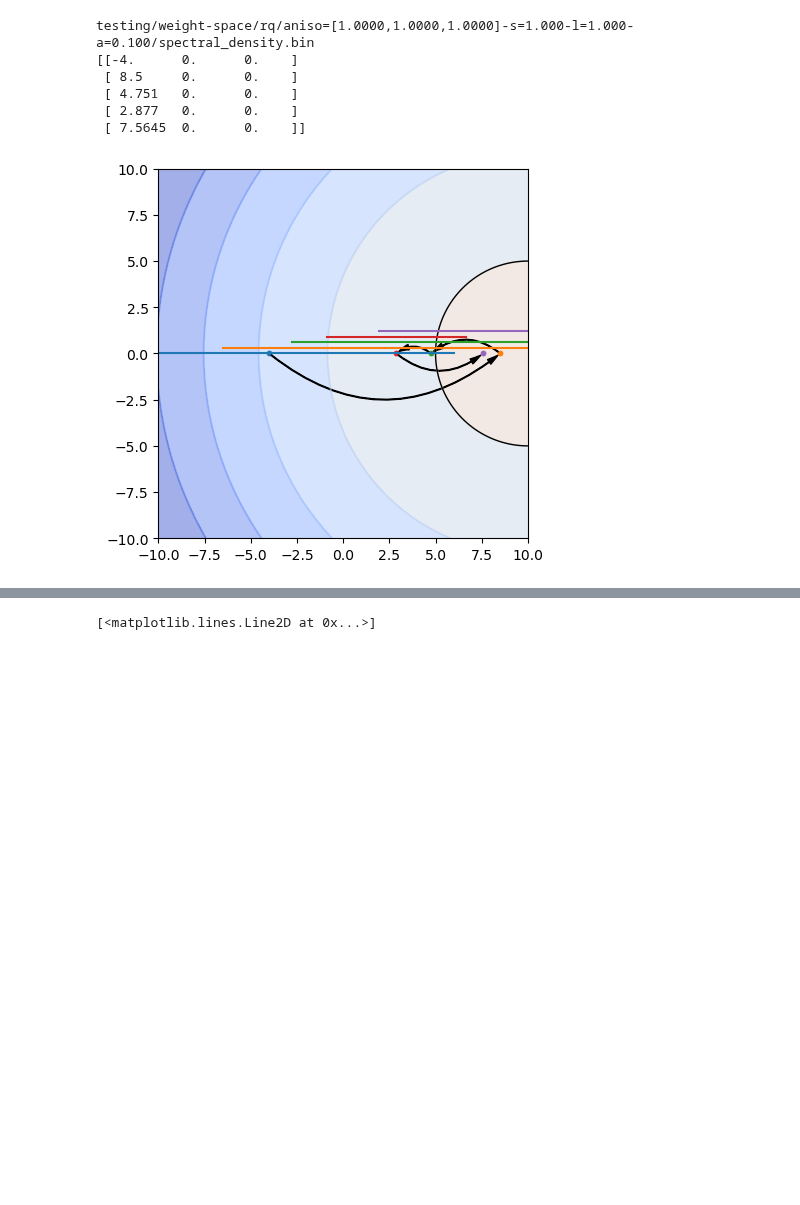
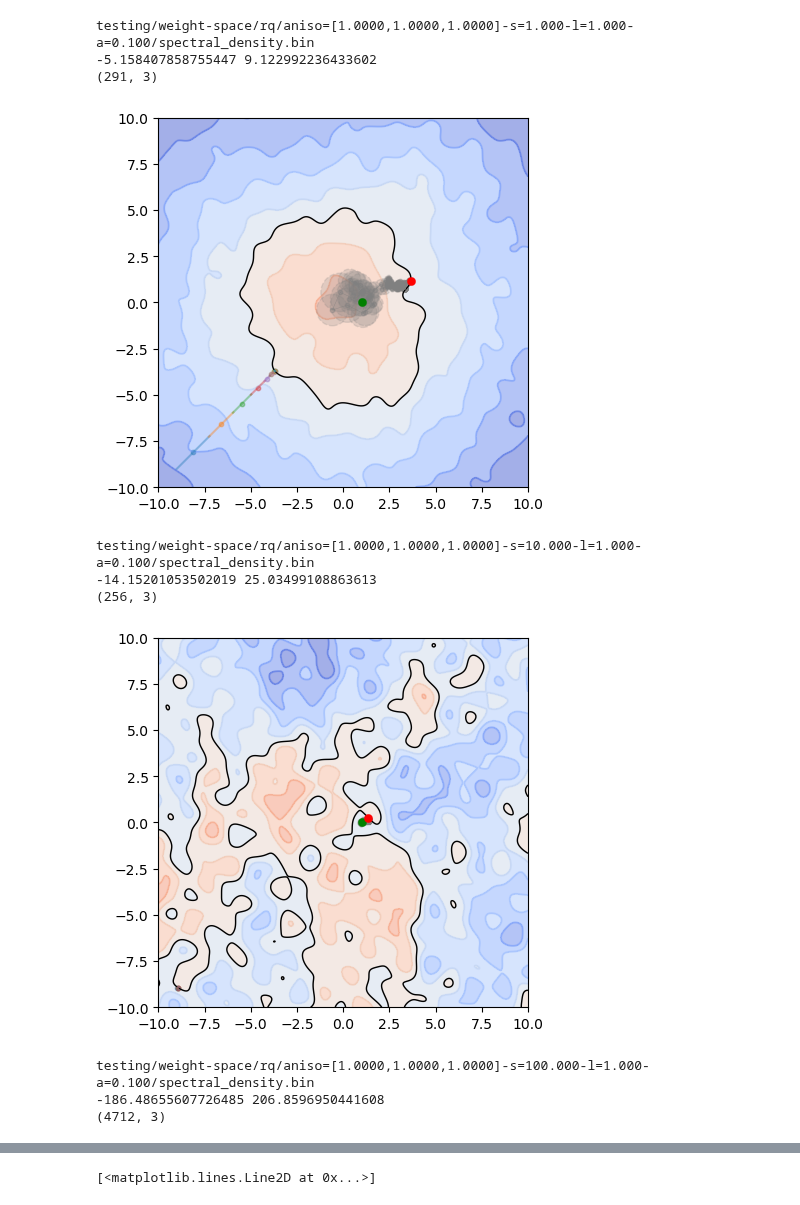
Before and after one commit to daseyb/tungsten, a Jupyter notebook: data/weight-space-test-vis.ipynb, the cells around one changed output, grey strips where cells are left out. Cells and saved outputs as stored; diff of their text form; code cells hidden in the pictures; blank space fills up the shorter version.

Commit message:
better affine

```diff
--- a/data/weight-space-test-vis.ipynb
+++ b/data/weight-space-test-vis.ipynb
@@ -91,56 +91,77 @@ for file in glob.glob("testing/weight-space/*/*/spectral_density.bin"):
     file = file.replace("\\", "/")
     print(file)
 
-    res = 512
     spectrum = np.reshape(np.fromfile(file, dtype=np.float64), (-1))
     samples = np.reshape(np.fromfile(file.replace("spectral_density.bin", "spectral_density_samples.bin"), dtype=np.float64), (-1))
-    real = np.reshape(np.fromfile(file.replace("spectral_density.bin", "grid-samples.bin"), dtype=np.float64), (res,res)).T
+
+    grid_xs = np.reshape(np.fromfile(file.replace("spectral_density.bin", "grid-coordinates.bin"), dtype=np.float64), (-1))
+    real = np.reshape(np.fromfile(file.replace("spectral_density.bin", "grid-samples.bin"), dtype=np.float64), (grid_xs.shape[0],grid_xs.shape[0])).T
     ray_ps = np.reshape(np.fromfile(file.replace("spectral_density.bin", "ray-points.bin"), dtype=np.float64), (-1,3))
     ray_ds = np.reshape(np.fromfile(file.replace("spectral_density.bin", "ray-distances.bin"), dtype=np.float64), (-1))
     affine_interval_cs = np.reshape(np.fromfile(file.replace("spectral_density.bin", "affine-interval-centers.bin"), dtype=np.float64), (-1,3))
-    affine_interval_sizes = np.reshape(np.fromfile(file.replace("spectral_density.bin", "affine-interval-sizes.bin"), dtype=np.float64), (-1))
+    affine_interval_extends = np.reshape(np.fromfile(file.replace("spectral_density.bin", "affine-interval-extends.bin"), dtype=np.float64), (-1,3))
 
-    xs = np.linspace(-10, 10, real.shape[0])
+    wos_ps = np.reshape(np.fromfile(file.replace("spectral_density.bin", "wos-centers.bin"), dtype=np.float64), (-1,3))
+    wos_ds = np.reshape(np.fromfile(file.replace("spectral_density.bin", "wos-radii.bin"), dtype=np.float64), (-1))
+
+    xs = grid_xs
     xx, yy = np.meshgrid(xs,xs)
     utils.plot_realization(real, plt.gca(), xx, yy,clw=1)
+
+    print(real.min(), real.max())
 
     #plt.scatter(ray_ps[:,0], ray_ps[:,1], s=10, c="grey")
     #plt.plot(ray_ps[:,0], ray_ps[:,1], c="grey")
     #circles(ray_ps[:,0], ray_ps[:,1], ray_ds, c="grey", facecolor=None, alpha=0.3, ls='--', zorder=10)
 
-    print(affine_interval_cs)
-    #plt.scatter(affine_interval_cs[:,0], affine_interval_cs[:,1], s=10, c="grey")
-
     style = "Simple, tail_width=0.5, head_width=4, head_length=8"
     kw = dict(arrowstyle=style, color="k")
 
     for i, c in enumerate(affine_interval_cs):
-        p = plt.scatter(affine_interval_cs[i,0], affine_interval_cs[i,1], s=10)
-        plt.plot([affine_interval_cs[i,0] - affine_interval_sizes[i]*0.5, affine_interval_cs[i,0] + affine_interval_sizes[i]*0.5], [affine_interval_cs[i,1] + i*0.3, affine_interval_cs[i,1]+ i*0.3],c=p.get_facecolor())
+        ortho_extend = np.array([-affine_interval_extends[i,1], affine_interval_extends[i,0]]) / np.sqrt(np.sum(affine_interval_extends[i]**2))
+        offset = 0
+        p = plt.scatter(affine_interval_cs[i,0]+ i*offset*ortho_extend[0], affine_interval_cs[i,1]+ i*offset*ortho_extend[1], s=10, alpha=0.4)
 
-        if(i < affine_interval_cs.shape[0]-1):
-            plt.gca().add_patch(patches.FancyArrowPatch(affine_interval_cs[i,:2], affine_interval_cs[i+1,:2],
-                             connectionstyle="arc3,rad=.4", **kw))
+        plt.plot(
+            [affine_interval_cs[i,0] - affine_interval_extends[i,0] + i*offset*ortho_extend[0], affine_interval_cs[i,0] + affine_interval_extends[i,0] + i*offset*ortho_extend[0]],
+            [affine_interval_cs[i,1] - affine_interval_extends[i,1] + i*offset*ortho_extend[1], affine_interval_cs[i,1]+ affine_interval_extends[i,1] + i*offset*ortho_extend[1]],c=p.get_facecolor())
 
-    #plt.plot(ray_ps[:,0], ray_ps[:,1], c="grey")
-    #circles(ray_ps[:,0], ray_ps[:,1], ray_ds, c="grey", facecolor=None, alpha=0.3, ls='--', zorder=10)
+        # if(i < affine_interval_cs.shape[0]-1):
+        #     plt.gca().add_patch(patches.FancyArrowPatch(affine_interval_cs[i,:2], affine_interval_cs[i+1,:2],
+        #                      connectionstyle="arc3,rad=.4", **kw))
 
-    plt.xlim(-10, 10)
-    plt.ylim(-10, 10)
+    #plt.gca().add_patch(patches.FancyArrowPatch(affine_interval_cs[0,:2]-affine_interval_extends[0,:2], affine_interval_cs[-1,:2], **kw))
+
+    print(wos_ps.shape)
+    pref = -1
+    plt.scatter(wos_ps[0,0], wos_ps[0,1], c="green", linewidth=0.2, zorder=11)
+    plt.scatter(wos_ps[-1,0], wos_ps[-1,1], c="red", linewidth=0.2, zorder=11)
+    plt.plot(wos_ps[:pref,0], wos_ps[:pref,1], c="grey", linewidth=0.2)
+    plt.scatter(wos_ps[:pref,0], wos_ps[:pref,1], c="grey", s=10, alpha=0.4)
+    circles(wos_ps[:pref,0], wos_ps[:pref,1], wos_ds[:pref], c="grey", facecolor=None, alpha=0.2, ls='--', zorder=10)
+
+    plt.xlim(np.min(grid_xs), np.max(grid_xs))
+    plt.ylim(np.min(grid_xs), np.max(grid_xs))
+
+    plt.savefig(file.replace("spectral_density.bin", "plot.pdf"), dpi=300)
 
     plt.show()
 
     #xs = np.linspace(0, 10, len(spectrum))
     #plt.ylim(0, 1.1)
     #plt.plot(xs, spectrum)
     #plt.hist(samples, range=(0,10), density=True, bins=100)
 
     plt.show()
 # %% [output]
 testing/weight-space/rq/aniso=[1.0000,1.0000,1.0000]-s=1.000-l=1.000-a=0.100/spectral_density.bin
-[[-4.      0.      0.    ]
- [ 8.5     0.      0.    ]
- [ 4.751   0.      0.    ]
- [ 2.877   0.      0.    ]
- [ 7.5645  0.      0.    ]]
+-5.158407858755447 9.122992236433602
+(291, 3)
-[figure, old version]
+[figure, new version]
+testing/weight-space/rq/aniso=[1.0000,1.0000,1.0000]-s=10.000-l=1.000-a=0.100/spectral_density.bin
+-14.15201053502019 25.03499108863613
+(256, 3)
+[figure, added]
+testing/weight-space/rq/aniso=[1.0000,1.0000,1.0000]-s=100.000-l=1.000-a=0.100/spectral_density.bin
+-186.48655607726485 206.8596950441608
+(4712, 3)
```
Also changed, not shown: parts of 1 cell of this notebook, 6 other files.
